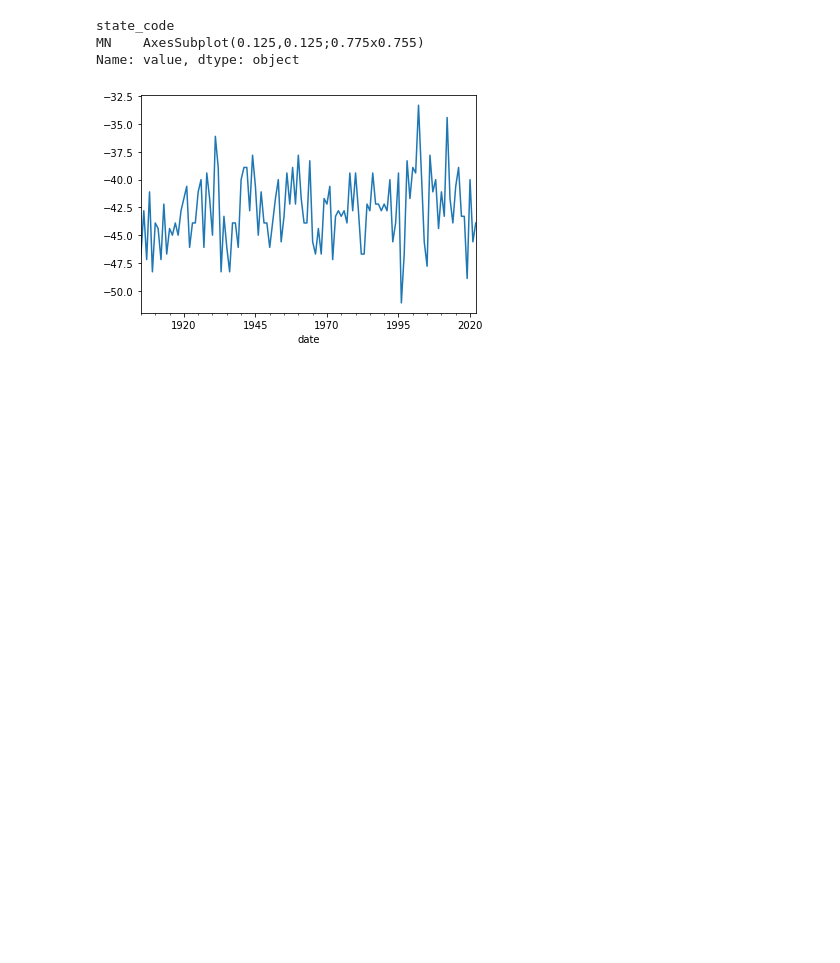
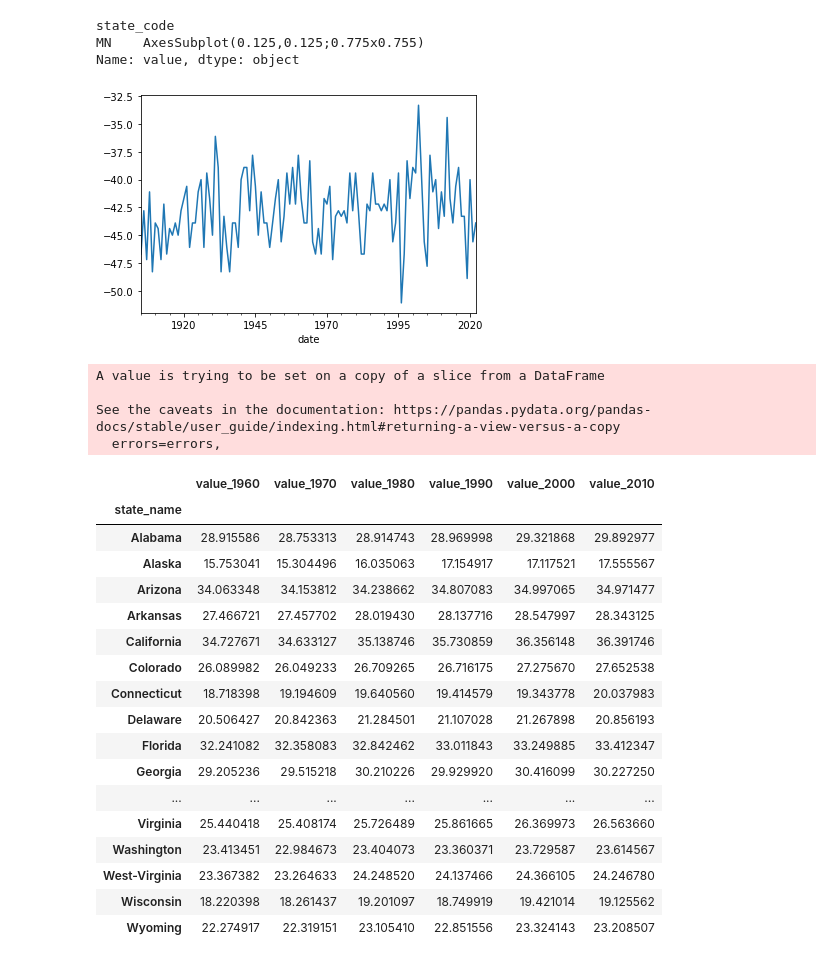
Before and after one commit to sanilveeravu/capstone_climate_project, a Jupyter notebook: data_setup/data_aggregations.ipynb, the cells around one changed output. Drawn from its saved outputs; the diff is of its cells as text; code cells hidden in the pictures; blank space fills up the shorter version.

Commit message:
updated variance data

```diff
--- a/data_setup/data_aggregations.ipynb
+++ b/data_setup/data_aggregations.ipynb
@@ -350,3 +350,54 @@ state_code
 MN    AxesSubplot(0.125,0.125;0.775x0.755)
 Name: value, dtype: object
 [figure]
+# %%
+tmax_yearly_df_1960=tmax_agg_yearly_df[(tmax_agg_yearly_df.date>='1961-01-01') & (tmax_agg_yearly_df.date<='1970-01-01')]
+tmax_yearly_df_1960.drop(["latitude","longitude","date"],inplace=True,axis=1)
+tmax_yearly_df_1960=tmax_yearly_df_1960.groupby([tmax_yearly_df_1960.state_name]).mean()
+tmax_yearly_df_1970=tmax_agg_yearly_df[(tmax_agg_yearly_df.date>='1971-01-01') & (tmax_agg_yearly_df.date<='1980-01-01')]
+tmax_yearly_df_1970.drop(["latitude","longitude","date"],inplace=True,axis=1)
+tmax_yearly_df_1970=tmax_yearly_df_1970.groupby([tmax_yearly_df_1970.state_name]).mean()
+tmax_yearly_df_1980=tmax_agg_yearly_df[(tmax_agg_yearly_df.date>='1981-01-01') & (tmax_agg_yearly_df.date<='1990-01-01')]
+tmax_yearly_df_1980.drop(["latitude","longitude","date"],inplace=True,axis=1)
+tmax_yearly_df_1980=tmax_yearly_df_1980.groupby([tmax_yearly_df_1980.state_name]).mean()
+tmax_yearly_df_1990=tmax_agg_yearly_df[(tmax_agg_yearly_df.date>='1991-01-01') & (tmax_agg_yearly_df.date<='2000-01-01')]
+tmax_yearly_df_1990.drop(["latitude","longitude","date"],inplace=True,axis=1)
+tmax_yearly_df_1990=tmax_yearly_df_1990.groupby([tmax_yearly_df_1990.state_name]).mean()
+tmax_yearly_df_2000=tmax_agg_yearly_df[(tmax_agg_yearly_df.date>='2001-01-01') & (tmax_agg_yearly_df.date<='2010-01-01')]
+tmax_yearly_df_2000.drop(["latitude","longitude","date"],inplace=True,axis=1)
+tmax_yearly_df_2000=tmax_yearly_df_2000.groupby([tmax_yearly_df_2000.state_name]).mean()
+tmax_yearly_df_2010=tmax_agg_yearly_df[(tmax_agg_yearly_df.date>='2010-01-01') & (tmax_agg_yearly_df.date<='2020-01-01')]
+tmax_yearly_df_2010.drop(["latitude","longitude","date"],inplace=True,axis=1)
+tmax_yearly_df_2010=tmax_yearly_df_2010.groupby([tmax_yearly_df_2010.state_name]).mean()
+# %% [output]
+A value is trying to be set on a copy of a slice from a DataFrame
+
+See the caveats in the documentation: https://pandas.pydata.org/pandas-docs/stable/user_guide/indexing.html#returning-a-view-versus-a-copy
+  errors=errors,
+# %%
+tmax_avg_decade=tmax_yearly_df_1960.join(tmax_yearly_df_1970,on="state_name",how="inner",lsuffix='_1960',rsuffix='_1970')\
+                                 .join(tmax_yearly_df_1980,on="state_name",how="inner")\
+                                 .join(tmax_yearly_df_1990,on="state_name",how="inner",lsuffix='_1980',rsuffix='_1990')\
+                                 .join(tmax_yearly_df_2000,on="state_name",how="inner")\
+                                 .join(tmax_yearly_df_2010,on="state_name",how="inner",lsuffix='_2000',rsuffix='_2010')\
+
+tmax_avg_decade
+# %% [output]
+|  | value_1960 | value_1970 | value_1980 | value_1990 | value_2000 | value_2010 |
+| state_name |  |  |  |  |  |  |
+| Alabama | 28.915586 | 28.753313 | 28.914743 | 28.969998 | 29.321868 | 29.892977 |
+| Alaska | 15.753041 | 15.304496 | 16.035063 | 17.154917 | 17.117521 | 17.555567 |
+| Arizona | 34.063348 | 34.153812 | 34.238662 | 34.807083 | 34.997065 | 34.971477 |
+| Arkansas | 27.466721 | 27.457702 | 28.019430 | 28.137716 | 28.547997 | 28.343125 |
+| California | 34.727671 | 34.633127 | 35.138746 | 35.730859 | 36.356148 | 36.391746 |
+| Colorado | 26.089982 | 26.049233 | 26.709265 | 26.716175 | 27.275670 | 27.652538 |
+| Connecticut | 18.718398 | 19.194609 | 19.640560 | 19.414579 | 19.343778 | 20.037983 |
+| Delaware | 20.506427 | 20.842363 | 21.284501 | 21.107028 | 21.267898 | 20.856193 |
+| Florida | 32.241082 | 32.358083 | 32.842462 | 33.011843 | 33.249885 | 33.412347 |
+| Georgia | 29.205236 | 29.515218 | 30.210226 | 29.929920 | 30.416099 | 30.227250 |
+| ... | ... | ... | ... | ... | ... | ... |
+| Virginia | 25.440418 | 25.408174 | 25.726489 | 25.861665 | 26.369973 | 26.563660 |
+| Washington | 23.413451 | 22.984673 | 23.404073 | 23.360371 | 23.729587 | 23.614567 |
+| West-Virginia | 23.367382 | 23.264633 | 24.248520 | 24.137466 | 24.366105 | 24.246780 |
+| Wisconsin | 18.220398 | 18.261437 | 19.201097 | 18.749919 | 19.421014 | 19.125562 |
+| Wyoming | 22.274917 | 22.319151 | 23.105410 | 22.851556 | 23.324143 | 23.208507 |
```
Also changed, not shown: parts of 8 cells of this notebook, 2 other files.
